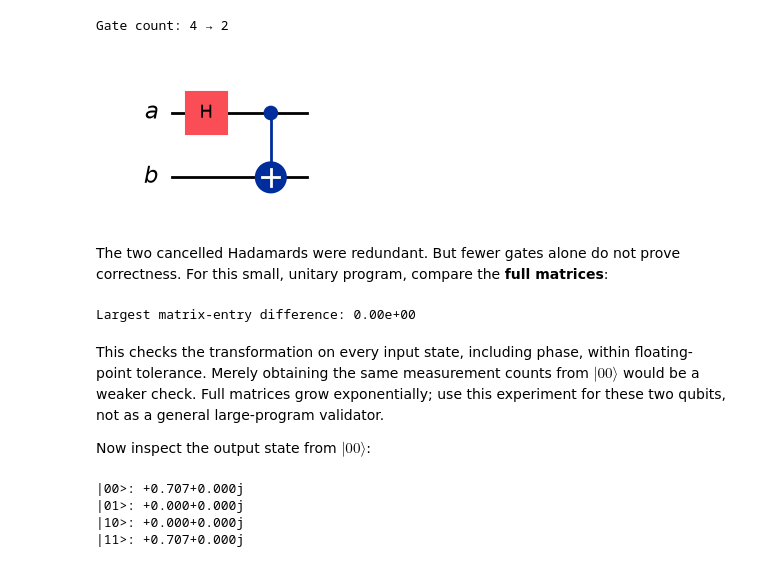
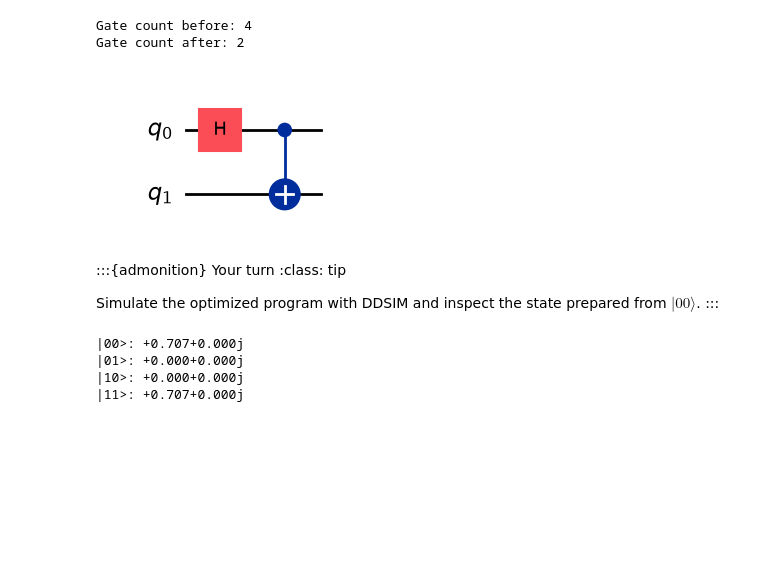
Before and after one commit to munich-quantum-toolkit/.github, a Jupyter notebook: tutorial/notebooks/compiler_representations.ipynb, the cells around one changed output. Saved outputs shown, nothing was run; the diff lists cells and outputs as text; code cells hidden in the pictures; blank space fills up the shorter version.

```diff
--- a/tutorial/notebooks/compiler_representations.ipynb
+++ b/tutorial/notebooks/compiler_representations.ipynb
@@ -37,14 +31,8 @@ next notebook, so they do not obscure the first transformation.
 # %%
-source = """OPENQASM 3.0;
-include "stdgates.inc";
-qubit a;
-qubit b;
-h a;
-h a;
-h a;
-cx a, b;
-"""
-
-qc = QCProgram.from_openqasm_str(source)
-qc.to_qiskit(copy=True).draw("mpl")
+bell = QuantumCircuit(2)
+bell.h(0)
+bell.h(0)
+bell.h(0)
+bell.cx(0, 1)
+bell.draw("mpl")
 # %% [output]
@@ -62,4 +53,5 @@ and types: `qc.h` is the Hadamard operation in MQT's QC dialect, while
 # %%
+qc = QCProgram.from_qiskit(bell)
 display(Code(qc.ir, language="mlir"))
 # %% [output]
 module {
@@ -155,31 +162,19 @@ Predict the gate count, then run it on a copy:
 # %%
-optimized = qco.copy()
-optimized.run_pass_pipeline("simplify-quantum")
-final_qc = optimized.to_qc(copy=True)
+optimized_qco = qco.copy()
+optimized_qco.run_pass_pipeline("simplify-quantum")
+final_qc = optimized_qco.to_qc(copy=True)
 
-before = qc.num_gates()
-after = final_qc.num_gates()
-assert (before, after) == (4, 2)
-print(f"Gate count: {before} → {after}")
+print(f"Gate count before: {qc.num_gates()}")
+print(f"Gate count after: {final_qc.num_gates()}")
 final_qc.to_qiskit().draw("mpl")
 # %% [output]
-Gate count: 4 → 2
+Gate count before: 4
+Gate count after: 2
-[figure, old version]
+[figure, new version]
-# %% [markdown]
-The two cancelled Hadamards were redundant. But fewer gates alone do not prove
-correctness. For this small, unitary program, compare the **full matrices**:
-# %%
-original_matrix = build_functionality(qco)
-optimized_matrix = build_functionality(optimized)
-np.testing.assert_allclose(optimized_matrix, original_matrix, rtol=0, atol=1e-12)
-print(f"Largest matrix-entry difference: {np.max(np.abs(optimized_matrix - original_matrix)):.2e}")
-# %% [output]
-Largest matrix-entry difference: 0.00e+00
 # %% [markdown]
-This checks the transformation on every input state, including phase, within
-floating-point tolerance. Merely obtaining the same measurement counts from
-$|00\rangle$ would be a weaker check. Full matrices grow exponentially; use this
-experiment for these two qubits, not as a general large-program validator.
+:::{admonition} Your turn
+:class: tip
 
-Now inspect the output state from $|00\rangle$:
+Simulate the optimized program with DDSIM and inspect the state prepared from $|00\rangle$.
+:::
 # %%
```
Also changed, not shown: parts of 25 cells of this notebook, 12 other files.
